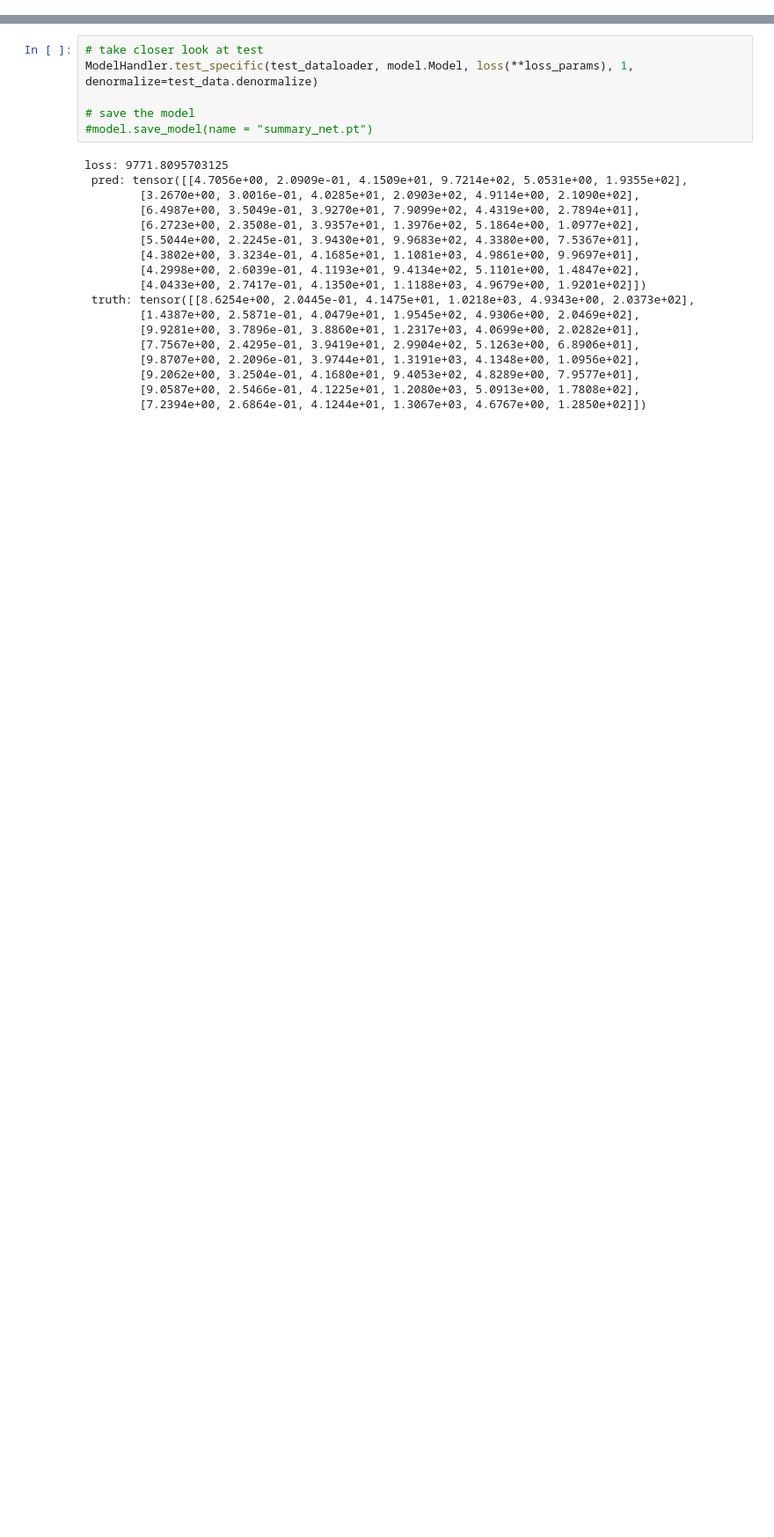
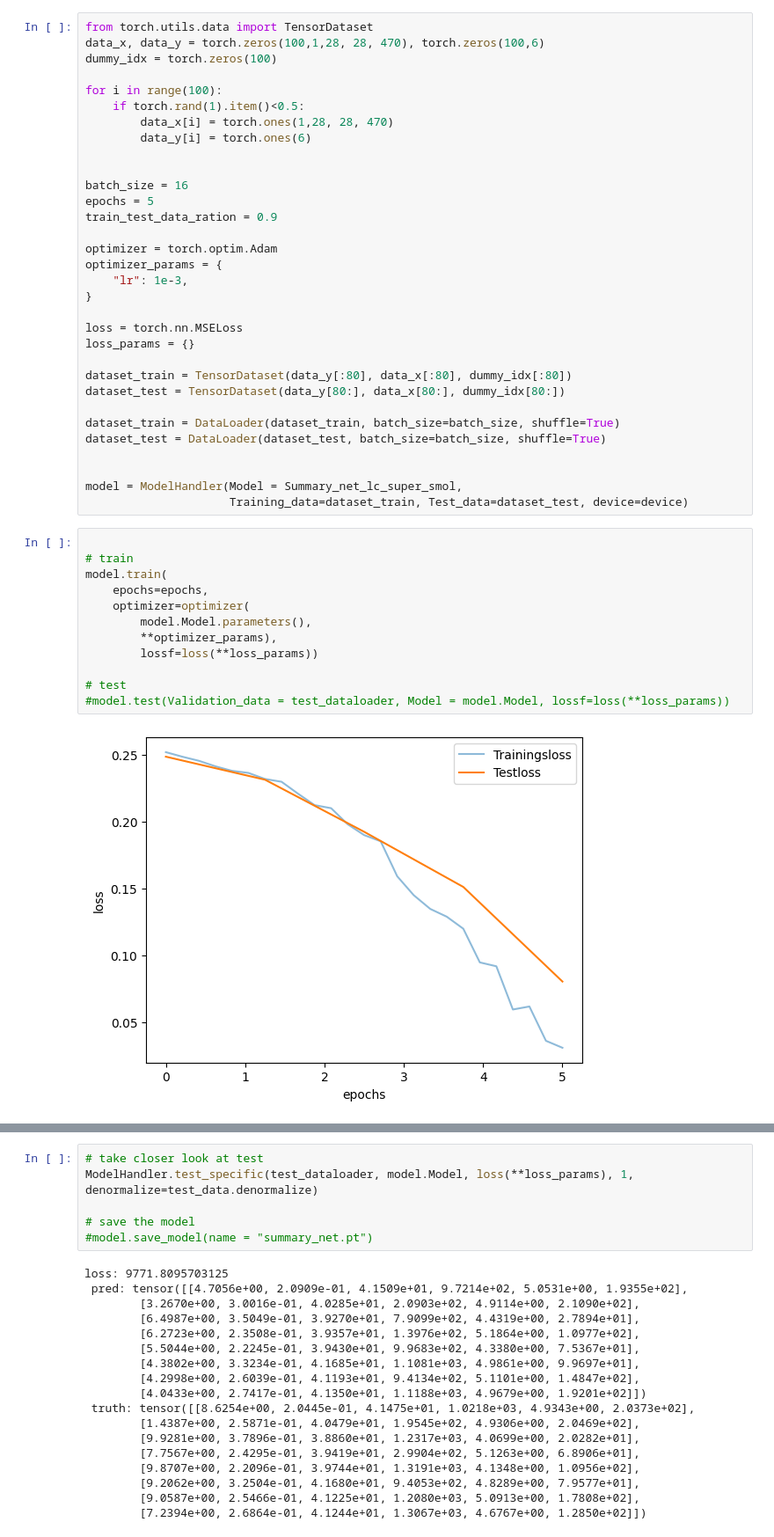
Before and after one commit to astro-ML/21cm-sbi, a Jupyter notebook: runner.ipynb, the cells around one changed output, grey strips where cells are left out. Shown at 88% size. Cells and saved outputs as stored; diff of their text form; blank space fills up the shorter version.

```diff
--- a/runner.ipynb
+++ b/runner.ipynb
@@ -9,0 +15,46 @@ device = 'cuda'
+# %%
+from torch.utils.data import TensorDataset
+data_x, data_y = torch.zeros(100,1,28, 28, 470), torch.zeros(100,6)
+dummy_idx = torch.zeros(100)
+
+for i in range(100):
+    if torch.rand(1).item()<0.5:
+        data_x[i] = torch.ones(1,28, 28, 470)
+        data_y[i] = torch.ones(6)
+
+
+batch_size = 16
+epochs = 5
+train_test_data_ration = 0.9
+
+optimizer = torch.optim.Adam
+optimizer_params = {
+    "lr": 1e-3,
+}
+
+loss = torch.nn.MSELoss
+loss_params = {}
+
+dataset_train = TensorDataset(data_y[:80], data_x[:80], dummy_idx[:80])
+dataset_test = TensorDataset(data_y[80:], data_x[80:], dummy_idx[80:])
+
+dataset_train = DataLoader(dataset_train, batch_size=batch_size, shuffle=True)
+dataset_test = DataLoader(dataset_test, batch_size=batch_size, shuffle=True)
+
+
+model = ModelHandler(Model = Summary_net_lc_super_smol,
+                     Training_data=dataset_train, Test_data=dataset_test, device=device)
+# %%
+
+# train
+model.train(
+    epochs=epochs,
+    optimizer=optimizer(
+        model.Model.parameters(),
+        **optimizer_params),
+        lossf=loss(**loss_params))
+
+# test
+#model.test(Validation_data = test_dataloader, Model = model.Model, lossf=loss(**loss_params))
+# %% [output]
+[figure, added]
```
Also changed, not shown: parts of 7 cells of this notebook, 2 other files.
